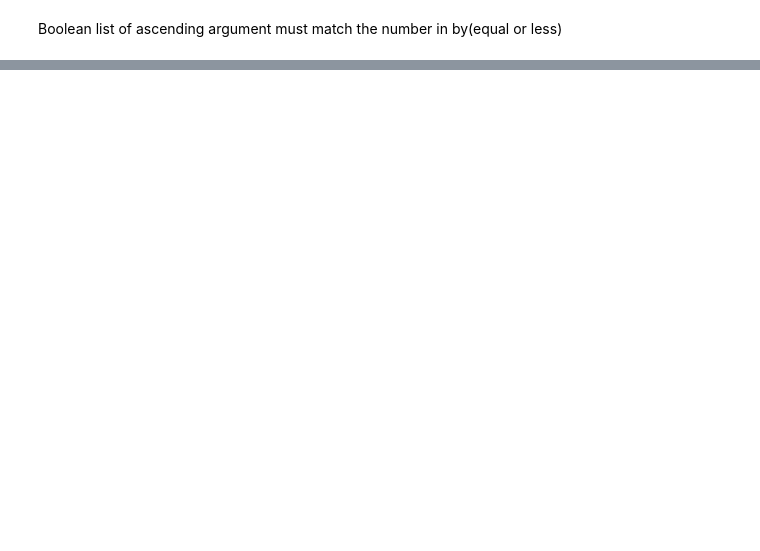
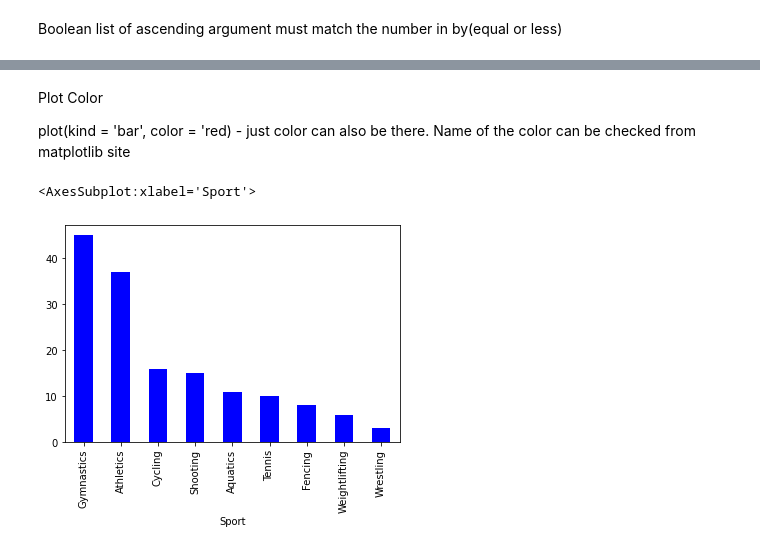
Before and after one commit to hudson55/Data_science, a Jupyter notebook: Panda_basic.ipynb, the cells around one changed output, grey strips where cells are left out. Cells and saved outputs as stored; diff of their text form; code cells hidden in the pictures; blank space fills up the shorter version.

```diff
--- a/Panda_basic.ipynb
+++ b/Panda_basic.ipynb
@@ -232,0 +454,9 @@ df1.
+# %% [markdown]
+Plot Color
+
+plot(kind = 'bar', color = 'red) - just color can also be there. Name of the color can be checked from matplotlib site
+# %%
+df2.value_counts(df2['Sport']).plot(kind = 'bar', color = 'blue') # color is not working for pie chart
+# %% [output]
+<AxesSubplot:xlabel='Sport'>
+[figure, added]
```
Also changed, not shown: parts of 98 cells of this notebook.
